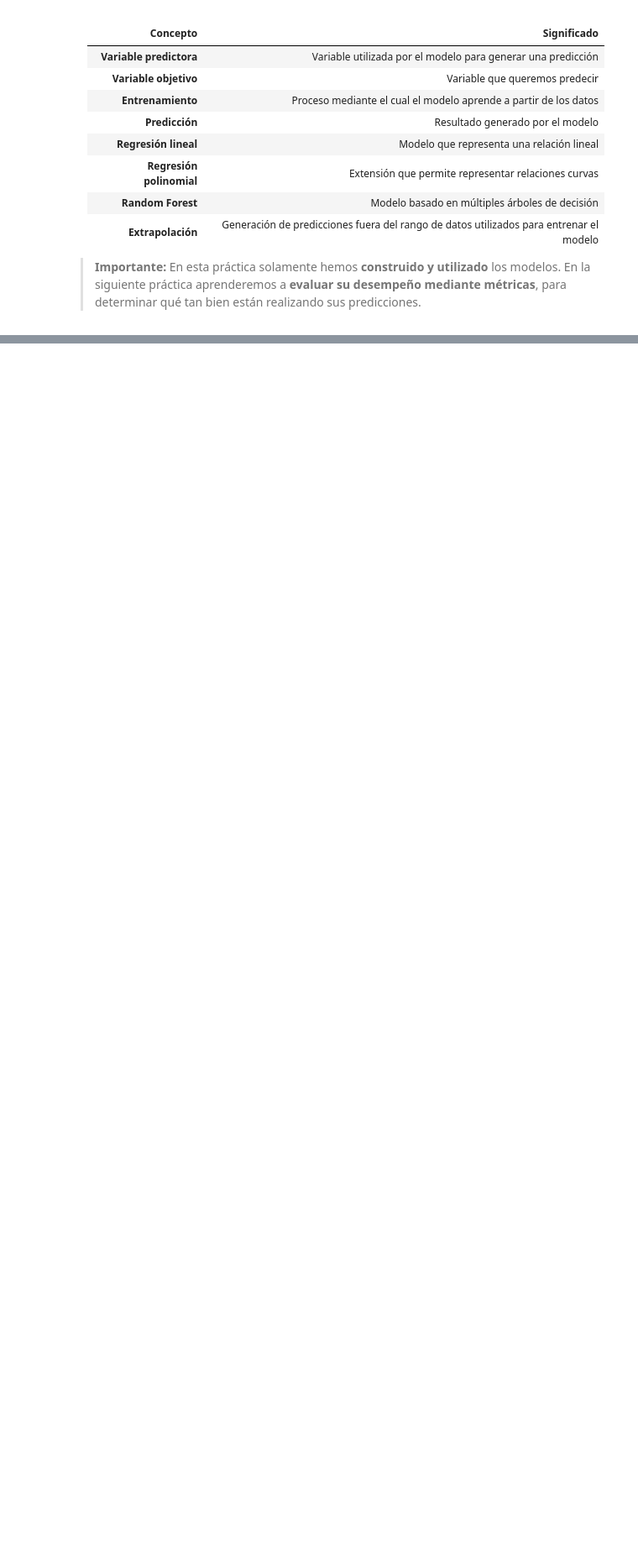
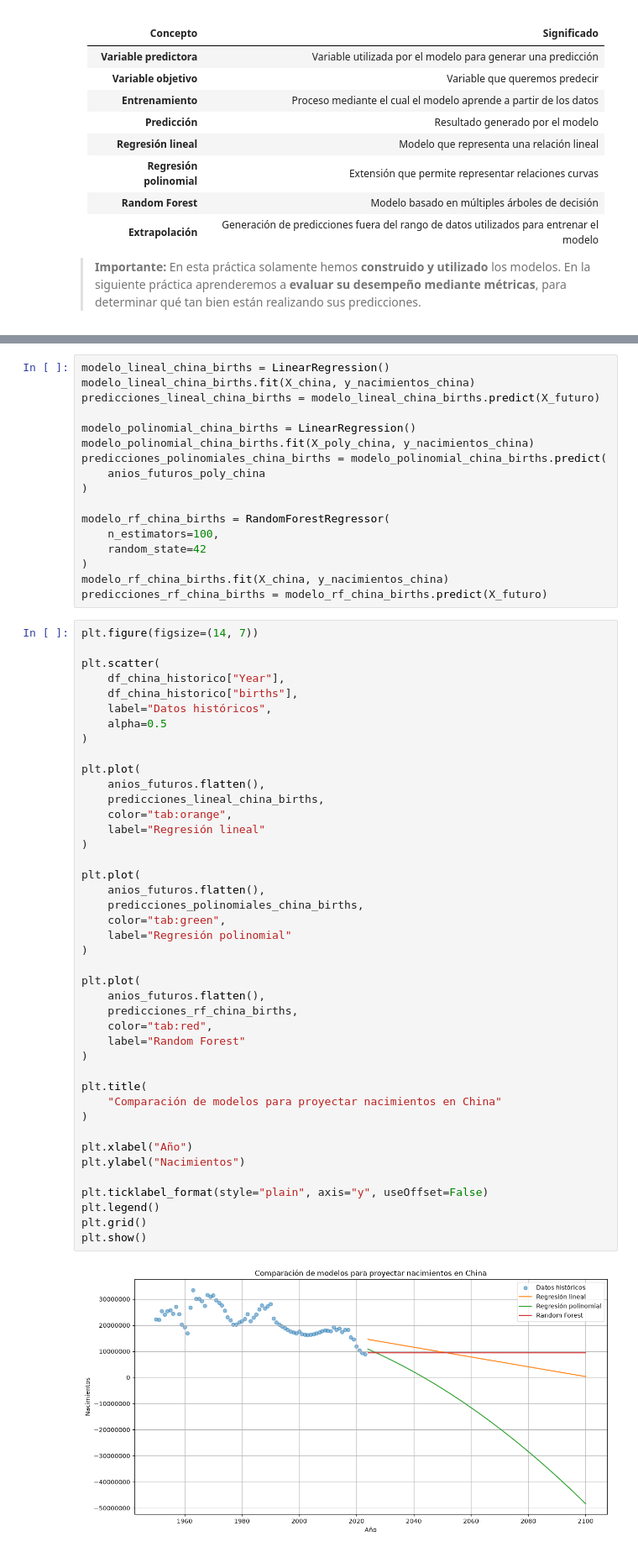
Before and after one commit to NotJcao17/bigdata, a Jupyter notebook: U3_1_modelos_regresion_demografia/U3_1_modelos_regresion_demografia.ipynb, the cells around one changed output, grey strips where cells are left out. Shown at 84% size. Cells and saved outputs as stored; diff of their text form; blank space fills up the shorter version.

Commit message:
Ejercicios con China y periodos de México

```diff
--- a/U3_1_modelos_regresion_demografia/U3_1_modelos_regresion_demografia.ipynb
+++ b/U3_1_modelos_regresion_demografia/U3_1_modelos_regresion_demografia.ipynb
@@ -1096,0 +1119,61 @@ Al finalizar la práctica, debes poder identificar:
+# %%
+modelo_lineal_china_births = LinearRegression()
+modelo_lineal_china_births.fit(X_china, y_nacimientos_china)
+predicciones_lineal_china_births = modelo_lineal_china_births.predict(X_futuro)
+
+modelo_polinomial_china_births = LinearRegression()
+modelo_polinomial_china_births.fit(X_poly_china, y_nacimientos_china)
+predicciones_polinomiales_china_births = modelo_polinomial_china_births.predict(
+    anios_futuros_poly_china
+)
+
+modelo_rf_china_births = RandomForestRegressor(
+    n_estimators=100,
+    random_state=42
+)
+modelo_rf_china_births.fit(X_china, y_nacimientos_china)
+predicciones_rf_china_births = modelo_rf_china_births.predict(X_futuro)
+# %%
+plt.figure(figsize=(14, 7))
+
+plt.scatter(
+    df_china_historico["Year"],
+    df_china_historico["births"],
+    label="Datos históricos",
+    alpha=0.5
+)
+
+plt.plot(
+    anios_futuros.flatten(),
+    predicciones_lineal_china_births,
+    color="tab:orange",
+    label="Regresión lineal"
+)
+
+plt.plot(
+    anios_futuros.flatten(),
+    predicciones_polinomiales_china_births,
+    color="tab:green",
+    label="Regresión polinomial"
+)
+
+plt.plot(
+    anios_futuros.flatten(),
+    predicciones_rf_china_births,
+    color="tab:red",
+    label="Random Forest"
+)
+
+plt.title(
+    "Comparación de modelos para proyectar nacimientos en China"
+)
+
+plt.xlabel("Año")
+plt.ylabel("Nacimientos")
+
+plt.ticklabel_format(style="plain", axis="y", useOffset=False)
+plt.legend()
+plt.grid()
+plt.show()
+# %% [output]
+[figure, added]
```
Also changed, not shown: parts of 22 cells of this notebook.
